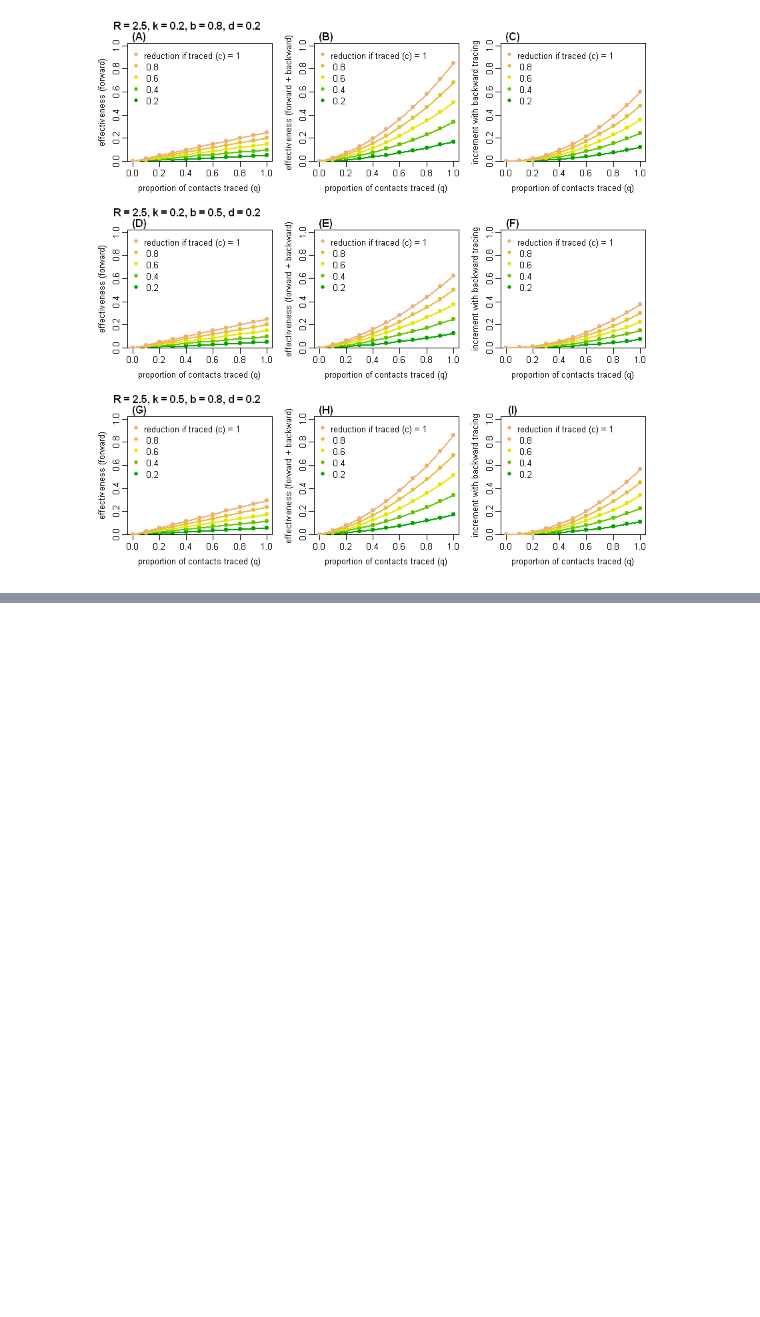
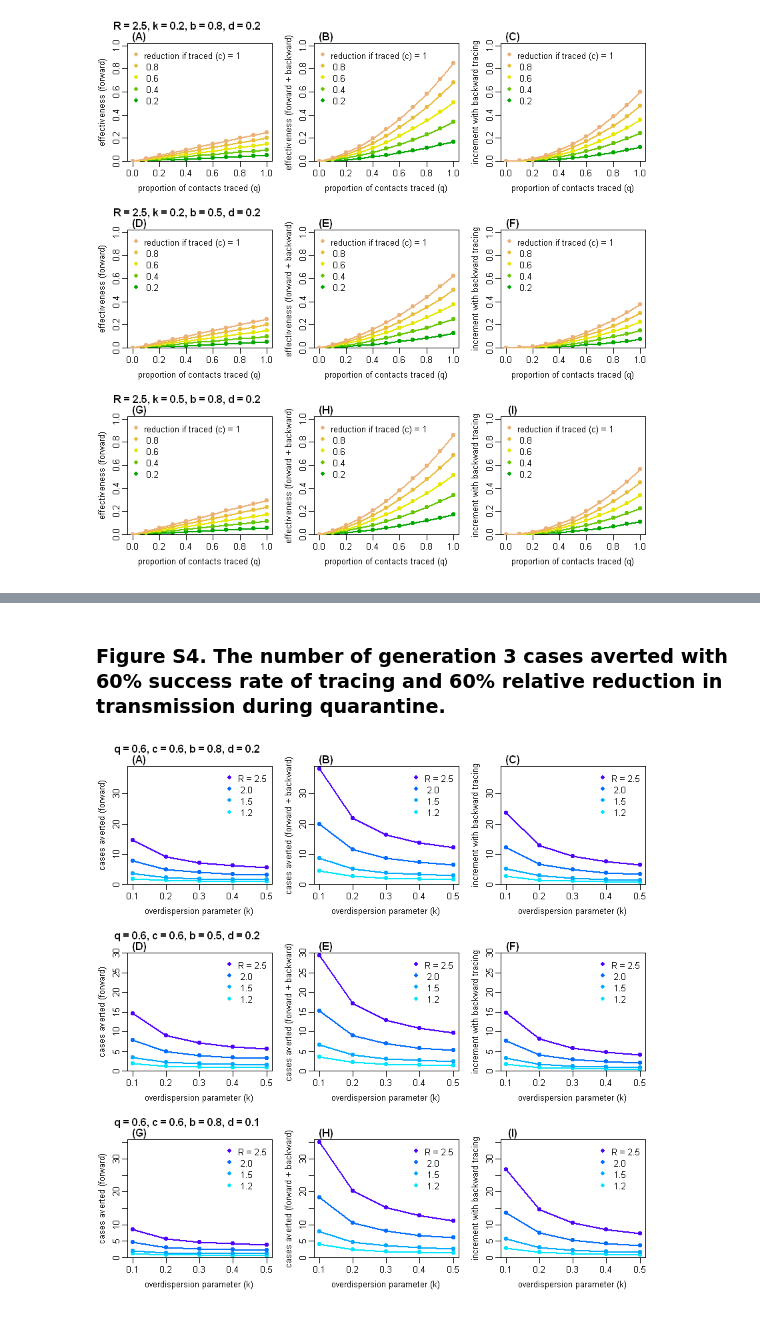
Before and after one commit to akira-endo/COVID19_backwardtracing, a Jupyter notebook: src/forwardvsbackward.ipynb, the cells around one changed output, grey strips where cells are left out. Cells and saved outputs as stored; diff of their text form; code cells hidden in the pictures; blank space fills up the shorter version.

```diff
--- a/src/forwardvsbackward.ipynb
+++ b/src/forwardvsbackward.ipynb
@@ -30,0 +62,10 @@ tertiary<-plotbypc(R=1.2,k=0.5,q=0.8,d=0.5, panel=c("(G)","(H)","(I)"))
+# %% [markdown]
+### Figure S4. The number of generation 3 cases averted with 60% success rate of tracing and 60% relative reduction in transmission during quarantine.
+# %%
+par(mfrow=c(3,3),mar=c(4,3,2.5,1),mgp=c(2,0.6,0),las=0,yaxs="i")
+
+tertiary<-plotbyRk(q=0.6,c=0.6,b=0.8,d=0.2, panel=c("(A)","(B)","(C)"))
+tertiary<-plotbyRk(q=0.6,c=0.6,b=0.5,d=0.2, panel=c("(D)","(E)","(F)"))
+tertiary<-plotbyRk(q=0.6,c=0.6,b=0.8,d=0.1, panel=c("(G)","(H)","(I)"))
+# %% [output]
+[figure, added]
```
Also changed, not shown: parts of 10 cells of this notebook, 3 other files.
